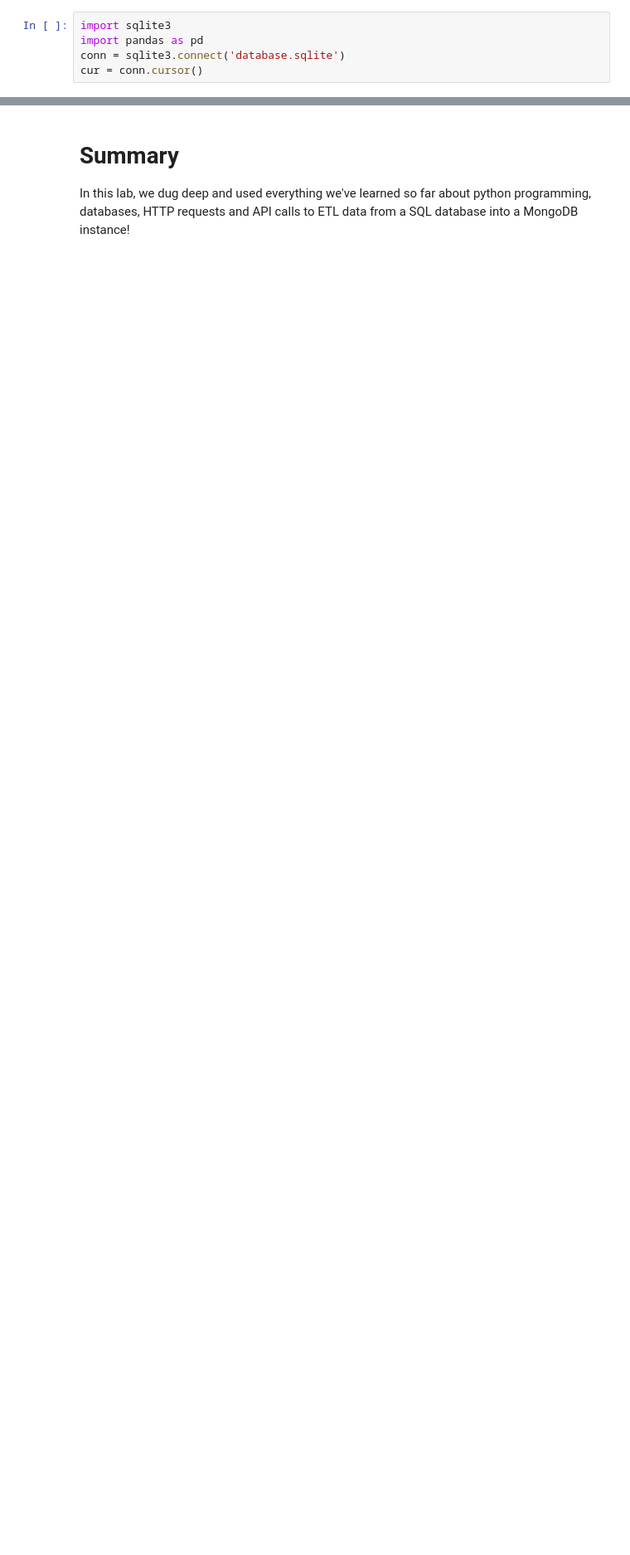
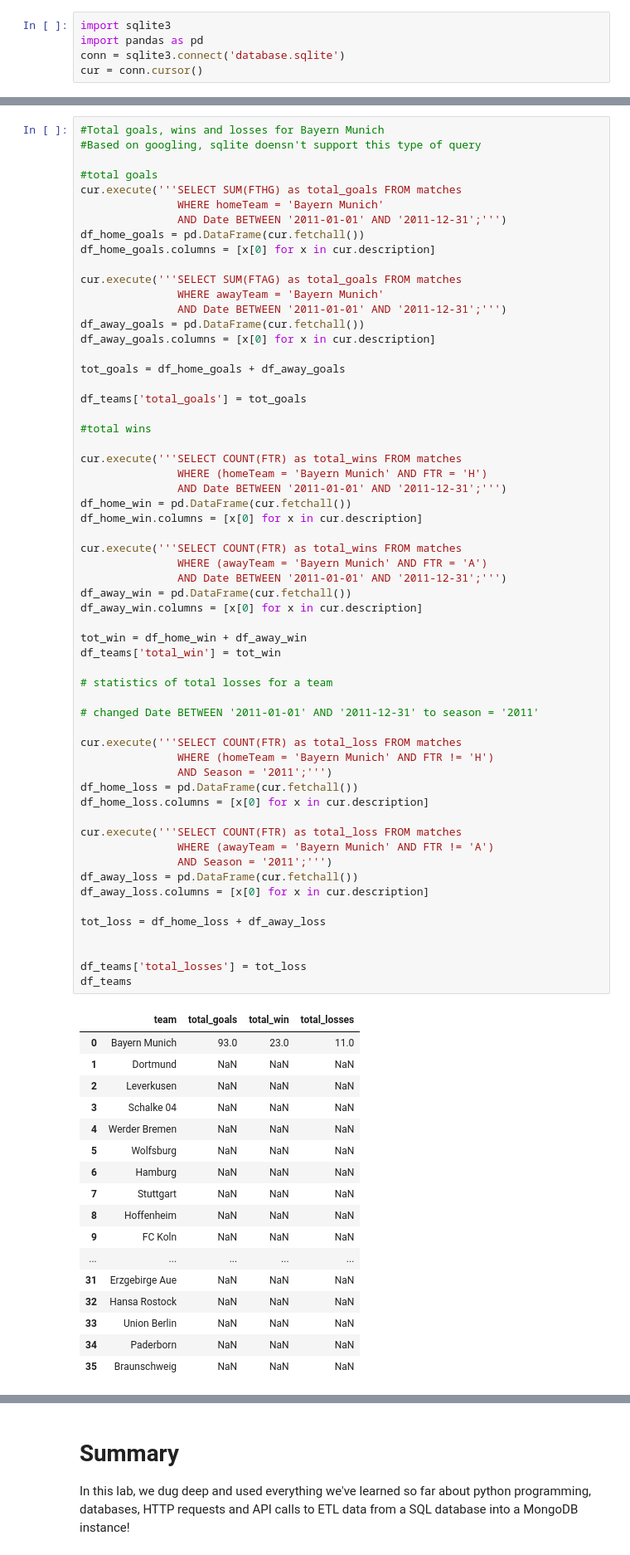
Before and after one commit to AnnikaNoren/dsc-mod-2-lab-online-ds-pt-071519, a Jupyter notebook: index.ipynb, the cells around one changed output, grey strips where cells are left out. Shown at 83% size. Drawn from its saved outputs; the diff is of its cells as text; blank space fills up the shorter version.

```diff
--- a/index.ipynb
+++ b/index.ipynb
@@ -163 +283,78 @@ df_teams
+# %%
+#Total goals, wins and losses for Bayern Munich
+#Based on googling, sqlite doensn't support this type of query
+
+#total goals
+cur.execute('''SELECT SUM(FTHG) as total_goals FROM matches
+               WHERE homeTeam = 'Bayern Munich'
+               AND Date BETWEEN '2011-01-01' AND '2011-12-31';''')
+df_home_goals = pd.DataFrame(cur.fetchall())
+df_home_goals.columns = [x[0] for x in cur.description]
+
+cur.execute('''SELECT SUM(FTAG) as total_goals FROM matches
+               WHERE awayTeam = 'Bayern Munich'
+               AND Date BETWEEN '2011-01-01' AND '2011-12-31';''')
+df_away_goals = pd.DataFrame(cur.fetchall())
+df_away_goals.columns = [x[0] for x in cur.description]
+
+tot_goals = df_home_goals + df_away_goals
+
+df_teams['total_goals'] = tot_goals
+
+#total wins
+
+cur.execute('''SELECT COUNT(FTR) as total_wins FROM matches
+               WHERE (homeTeam = 'Bayern Munich' AND FTR = 'H')
+               AND Date BETWEEN '2011-01-01' AND '2011-12-31';''')
+df_home_win = pd.DataFrame(cur.fetchall())
+df_home_win.columns = [x[0] for x in cur.description]
+
+cur.execute('''SELECT COUNT(FTR) as total_wins FROM matches
+               WHERE (awayTeam = 'Bayern Munich' AND FTR = 'A')
+               AND Date BETWEEN '2011-01-01' AND '2011-12-31';''')
+df_away_win = pd.DataFrame(cur.fetchall())
+df_away_win.columns = [x[0] for x in cur.description]
+
+tot_win = df_home_win + df_away_win
+df_teams['total_win'] = tot_win
+
+# statistics of total losses for a team
+
+# changed Date BETWEEN '2011-01-01' AND '2011-12-31' to season = '2011'
+
+cur.execute('''SELECT COUNT(FTR) as total_loss FROM matches
+               WHERE (homeTeam = 'Bayern Munich' AND FTR != 'H')
+               AND Season = '2011';''')
+df_home_loss = pd.DataFrame(cur.fetchall())
+df_home_loss.columns = [x[0] for x in cur.description]
+
+cur.execute('''SELECT COUNT(FTR) as total_loss FROM matches
+               WHERE (awayTeam = 'Bayern Munich' AND FTR != 'A')
+               AND Season = '2011';''')
+df_away_loss = pd.DataFrame(cur.fetchall())
+df_away_loss.columns = [x[0] for x in cur.description]
+
+tot_loss = df_home_loss + df_away_loss
+
+
+df_teams['total_losses'] = tot_loss
+df_teams
+# %% [output]
+|  | team | total_goals | total_win | total_losses |
+| 0 | Bayern Munich | 93.0 | 23.0 | 11.0 |
+| 1 | Dortmund | NaN | NaN | NaN |
+| 2 | Leverkusen | NaN | NaN | NaN |
+| 3 | Schalke 04 | NaN | NaN | NaN |
+| 4 | Werder Bremen | NaN | NaN | NaN |
+| 5 | Wolfsburg | NaN | NaN | NaN |
+| 6 | Hamburg | NaN | NaN | NaN |
+| 7 | Stuttgart | NaN | NaN | NaN |
+| 8 | Hoffenheim | NaN | NaN | NaN |
+| 9 | FC Koln | NaN | NaN | NaN |
+| ... | ... | ... | ... | ... |
+| 31 | Erzgebirge Aue | NaN | NaN | NaN |
+| 32 | Hansa Rostock | NaN | NaN | NaN |
+| 33 | Union Berlin | NaN | NaN | NaN |
+| 34 | Paderborn | NaN | NaN | NaN |
+| 35 | Braunschweig | NaN | NaN | NaN |
 # %%
```
Also changed, not shown: parts of 25 cells of this notebook.
